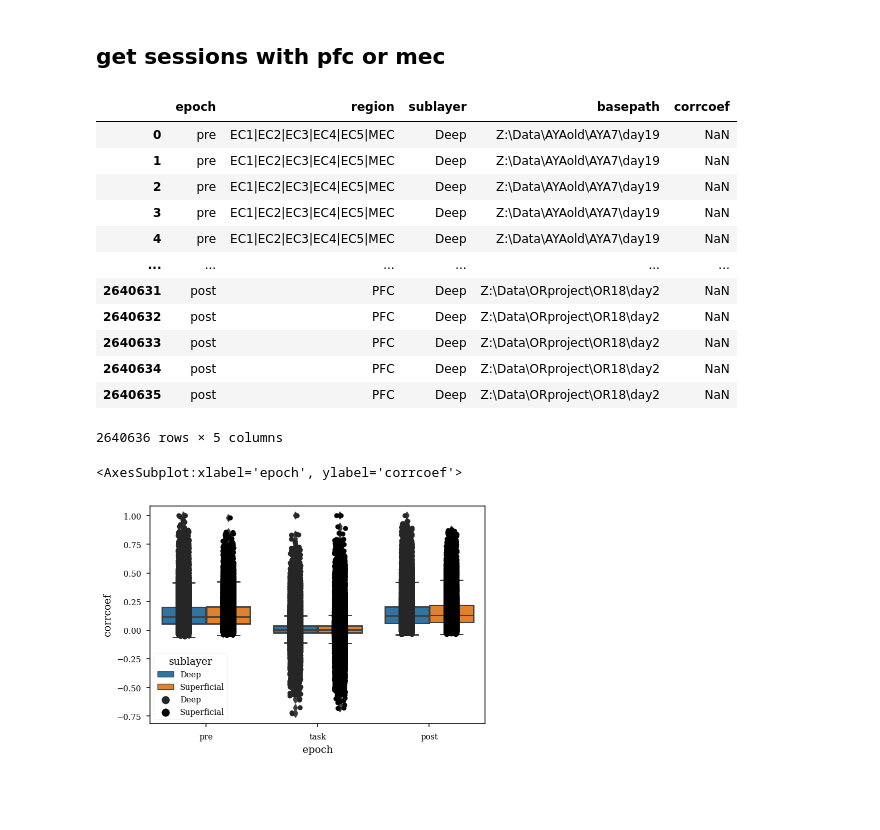
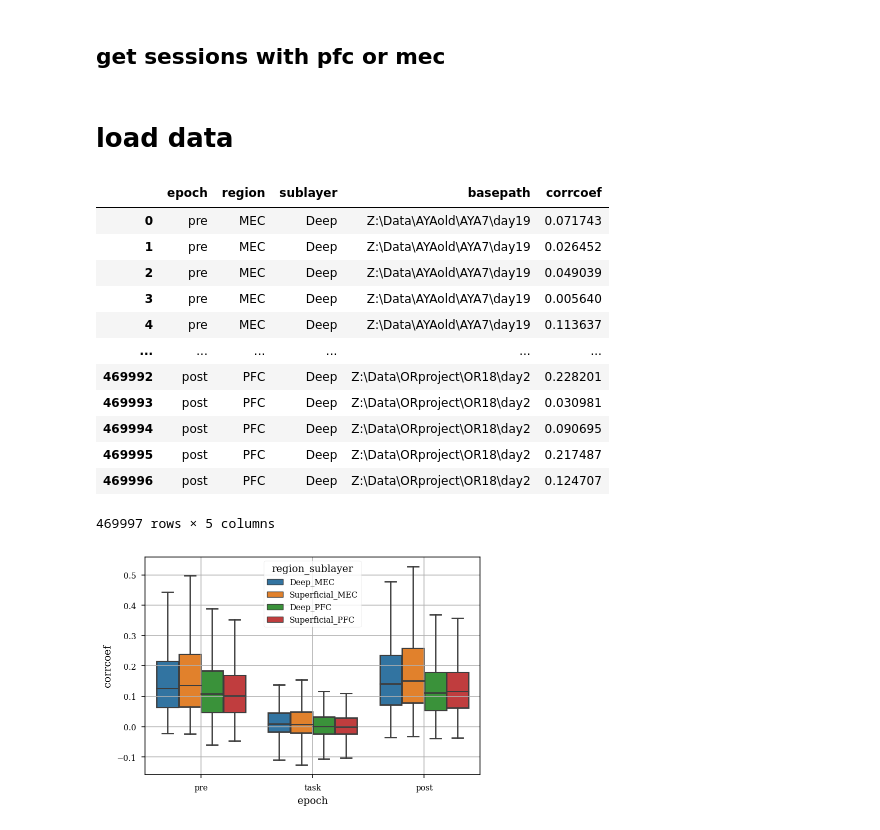
Before and after one commit to ryanharvey1/ripple_heterogeneity, a Jupyter notebook: scripts/readout/co_firing.ipynb, the cells around one changed output. Drawn from its saved outputs; the diff is of its cells as text; code cells hidden in the pictures; blank space fills up the shorter version.

```diff
--- a/scripts/readout/co_firing.ipynb
+++ b/scripts/readout/co_firing.ipynb
@@ -40,30 +42,39 @@ sessions["basepath"] = cell_metrics[
+# %% [markdown]
+# load data
 # %%
 save_path = (
     r"Z:\home\ryanh\projects\ripple_heterogeneity\readout_explained_var_ripples_extend_50ms_w_pairwise_corr"
 )
 
 ev_df, pairwise_corr_df = readout_explained_var.load_results(save_path)
+
 pairwise_corr_df["corrcoef"] = pairwise_corr_df["corr"]
 pairwise_corr_df = pairwise_corr_df.drop(["corr"], axis=1)
+
+pairwise_corr_df.loc[pairwise_corr_df.region == "EC1|EC2|EC3|EC4|EC5|MEC", "region"] = "MEC"
+pairwise_corr_df = pairwise_corr_df[~np.isnan(pairwise_corr_df['corrcoef'])]
+pairwise_corr_df.reset_index(drop=True, inplace=True)
 # %%
 pairwise_corr_df
 # %% [output]
 |  | epoch | region | sublayer | basepath | corrcoef |
-| 0 | pre | EC1|EC2|EC3|EC4|EC5|MEC | Deep | Z:\Data\AYAold\AYA7\day19 | NaN |
-| 1 | pre | EC1|EC2|EC3|EC4|EC5|MEC | Deep | Z:\Data\AYAold\AYA7\day19 | NaN |
-| 2 | pre | EC1|EC2|EC3|EC4|EC5|MEC | Deep | Z:\Data\AYAold\AYA7\day19 | NaN |
-| 3 | pre | EC1|EC2|EC3|EC4|EC5|MEC | Deep | Z:\Data\AYAold\AYA7\day19 | NaN |
-| 4 | pre | EC1|EC2|EC3|EC4|EC5|MEC | Deep | Z:\Data\AYAold\AYA7\day19 | NaN |
+| 0 | pre | MEC | Deep | Z:\Data\AYAold\AYA7\day19 | 0.071743 |
+| 1 | pre | MEC | Deep | Z:\Data\AYAold\AYA7\day19 | 0.026452 |
+| 2 | pre | MEC | Deep | Z:\Data\AYAold\AYA7\day19 | 0.049039 |
+| 3 | pre | MEC | Deep | Z:\Data\AYAold\AYA7\day19 | 0.005640 |
+| 4 | pre | MEC | Deep | Z:\Data\AYAold\AYA7\day19 | 0.113637 |
 | ... | ... | ... | ... | ... | ... |
-| 2640631 | post | PFC | Deep | Z:\Data\ORproject\OR18\day2 | NaN |
-| 2640632 | post | PFC | Deep | Z:\Data\ORproject\OR18\day2 | NaN |
-| 2640633 | post | PFC | Deep | Z:\Data\ORproject\OR18\day2 | NaN |
-| 2640634 | post | PFC | Deep | Z:\Data\ORproject\OR18\day2 | NaN |
-| 2640635 | post | PFC | Deep | Z:\Data\ORproject\OR18\day2 | NaN |
+| 469992 | post | PFC | Deep | Z:\Data\ORproject\OR18\day2 | 0.228201 |
+| 469993 | post | PFC | Deep | Z:\Data\ORproject\OR18\day2 | 0.030981 |
+| 469994 | post | PFC | Deep | Z:\Data\ORproject\OR18\day2 | 0.090695 |
+| 469995 | post | PFC | Deep | Z:\Data\ORproject\OR18\day2 | 0.217487 |
+| 469996 | post | PFC | Deep | Z:\Data\ORproject\OR18\day2 | 0.124707 |
-2640636 rows × 5 columns
+469997 rows × 5 columns
+# %%
+pairwise_corr_df["region_sublayer"] = pairwise_corr_df["sublayer"] + "_" + pairwise_corr_df["region"]
 # %%
-sns.boxplot(x="epoch", y="corrcoef",hue="sublayer", data=pairwise_corr_df)
-sns.stripplot(x="epoch", y="corrcoef",hue="sublayer", data=pairwise_corr_df,dodge=True,color='k')
+sns.boxplot(x="epoch", y="corrcoef",hue="region_sublayer", data=pairwise_corr_df, showfliers=False)
+# sns.stripplot(x="epoch", y="corrcoef",hue="region_sublayer", data=pairwise_corr_df,dodge=True,color='k',alpha=.2)
+plt.grid()
 # %% [output]
-<AxesSubplot:xlabel='epoch', ylabel='corrcoef'>
-[figure, old version]
+[figure, new version]
```
Also changed, not shown: parts of 8 cells of this notebook, 3 other files.
